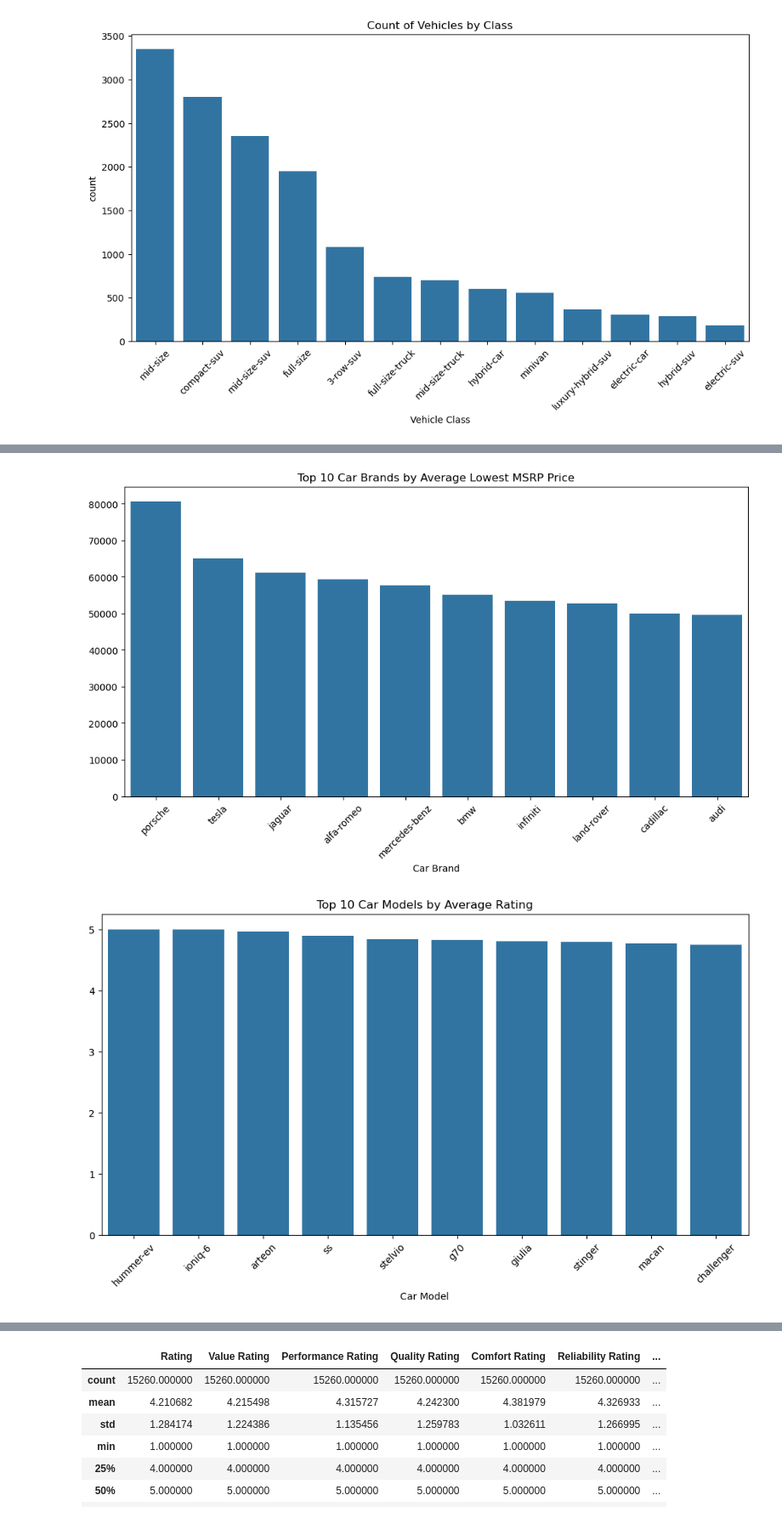
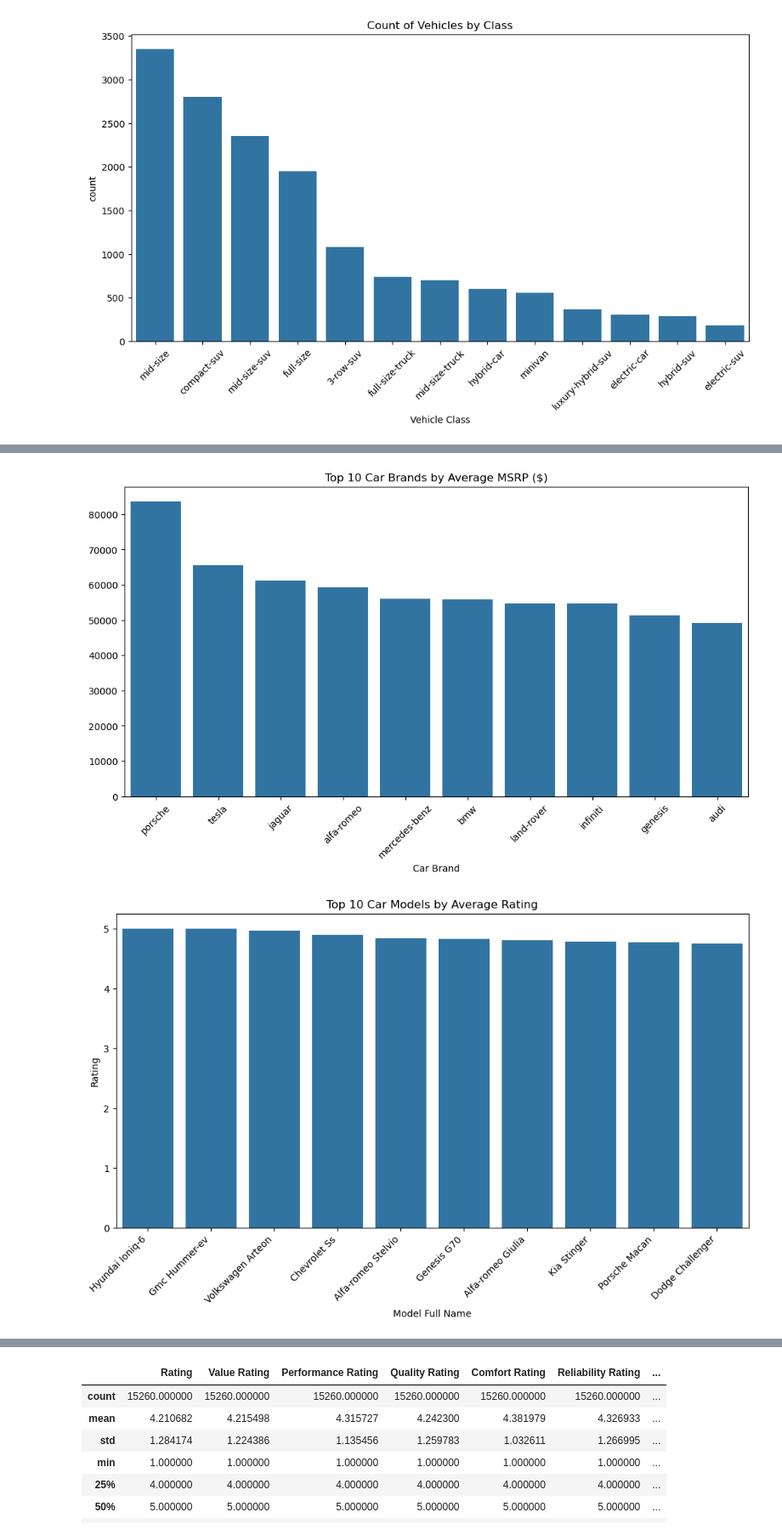
Before and after one commit to ethanrwong/Marketing-Analytics-Group-Project, a Jupyter notebook: EDA.ipynb, the cells around one changed output, grey strips where cells are left out. Shown at 85% size. Cells and saved outputs as stored; diff of their text form; code cells hidden in the pictures.

```diff
--- a/EDA.ipynb
+++ b/EDA.ipynb
@@ -185,6 +185,9 @@ df.head()
 | 3 | honda | accord | 2010 | My sibling has this car. I may be... | 5.0 | 5.0 | 5.0 | 5.0 | ... |
 | 4 | honda | accord | 2010 | I've had this car for 7 years, it... | 5.0 | 5.0 | 5.0 | 5.0 | ... |
 5 rows × 21 columns
+# %%
+df = pd.read_csv('cleaned_car_data.csv', index_col=0)
+deduplicated_df = df.drop_duplicates(subset=['Model Full Name', 'Year'])
 # %%
 # Re-calculate the percentage of missing values
 missing_percent = round((df.isnull().sum() / df.shape[0]) * 100,2)
@@ -429,23 +429,27 @@ plt.show()
 # %%
 # Top 10 Brands by Average MSRP Price
-top_brands = df.groupby('Car Brand')['Average MSRP Price ($)'].mean().sort_values(ascending=False).head(10)
+top_brands = deduplicated_df.groupby('Car Brand')['Average MSRP ($)'].mean().sort_values(ascending=False).head(10)
 plt.figure(figsize=(12, 6))
 sns.barplot(x=top_brands.index, y=top_brands.values)
-plt.title('Top 10 Car Brands by Average Lowest MSRP Price')
+plt.title('Top 10 Car Brands by Average MSRP ($)')
 plt.xticks(rotation=45)
 plt.show()
 # %% [output]
-[figure, old version]
+[figure, new version]
 # %%
 # Top 10 Models by Average Rating
-top_models = df.groupby('Car Model')['Rating'].mean().sort_values(ascending=False).head(10)
+top_models = df.groupby('Model Full Name')['Rating'].mean().sort_values(ascending=False).head(10)
+top_models = top_models.reset_index()
+
+top_models
+
 plt.figure(figsize=(12, 6))
-sns.barplot(x=top_models.index, y=top_models.values)
+sns.barplot(x=top_models['Model Full Name'], y=top_models['Rating'])
 plt.title('Top 10 Car Models by Average Rating')
-plt.xticks(rotation=45)
+plt.xticks(rotation=45, ha='right')
 plt.show()
 # %% [output]
-[figure, old version]
+[figure, new version]
 # %%
 # Define price bins
 price_bins = [0, 20000, 40000, 60000, 80000, 100000]
```
Also changed, not shown: parts of 14 cells of this notebook, 1 other file.
